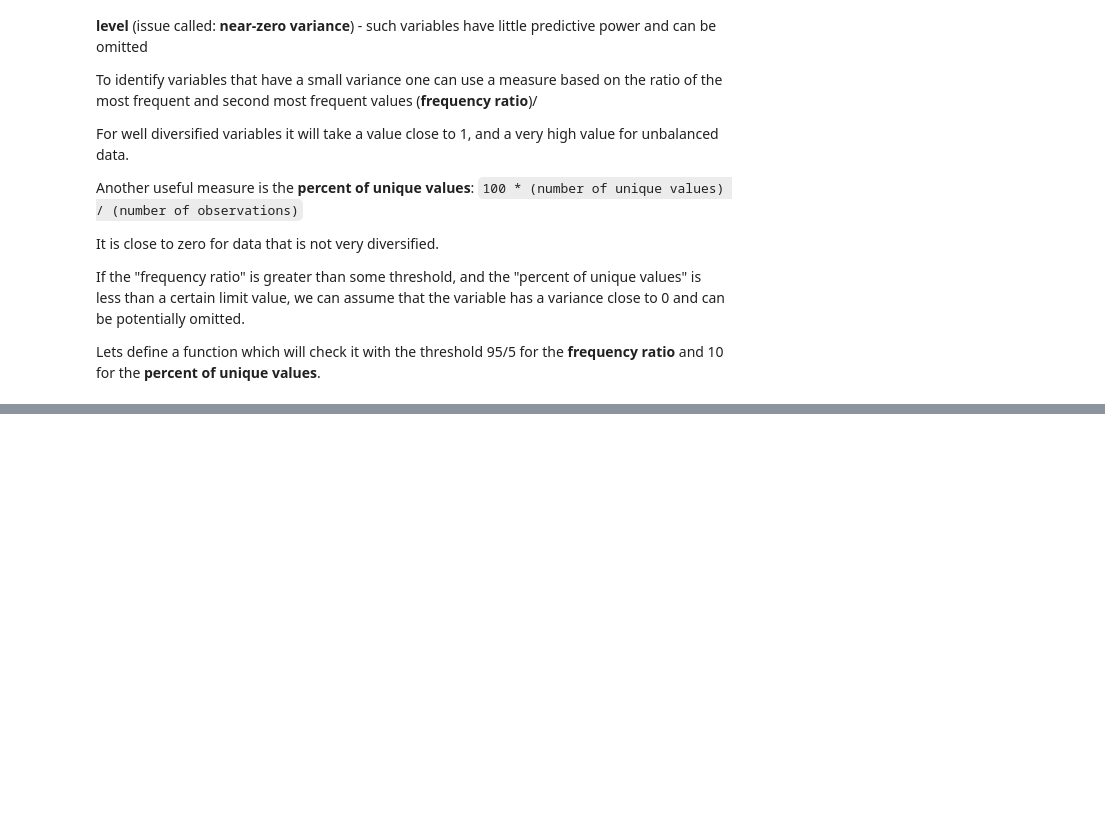
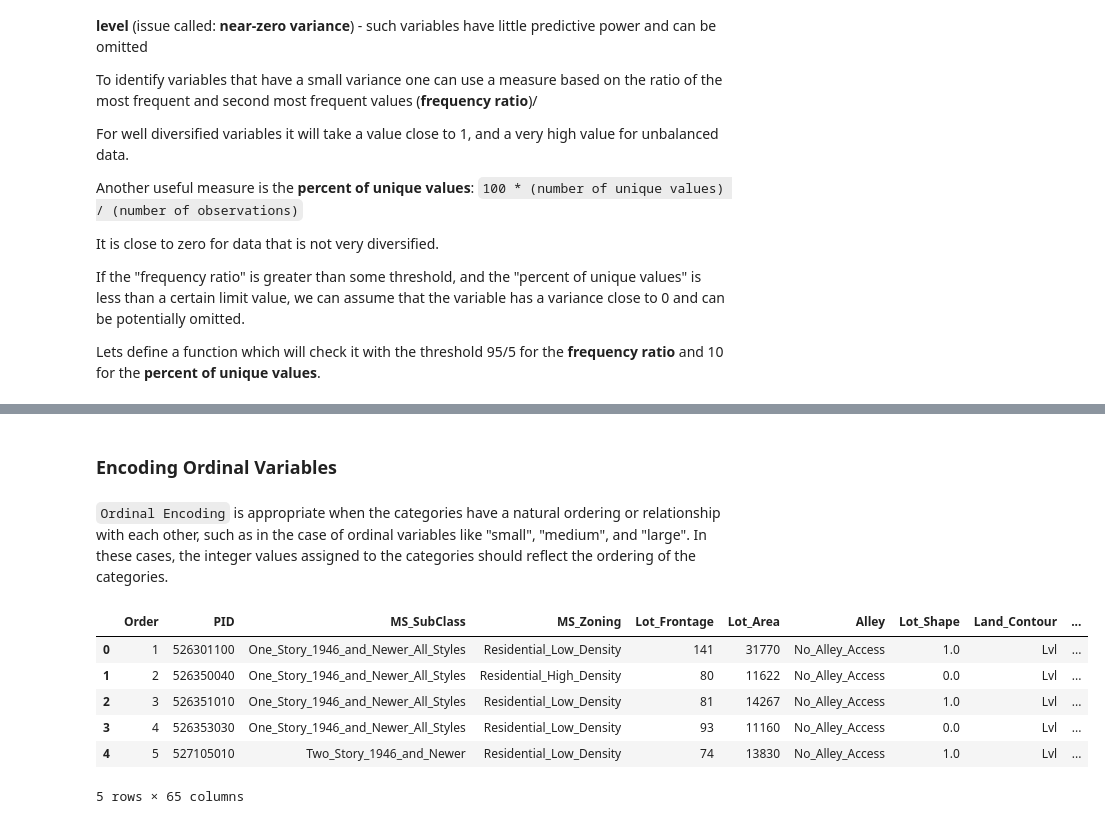
Before and after one commit to Mukhammadkodir27/Machine-Learning-Deep-Dive, a Jupyter notebook: Data-preparation/data-preparation.ipynb, the cells around one changed output, grey strips where cells are left out. Cells and saved outputs as stored; diff of their text form; code cells hidden in the pictures; blank space fills up the shorter version.

```diff
--- a/Data-preparation/data-preparation.ipynb
+++ b/Data-preparation/data-preparation.ipynb
@@ -228,0 +500,4 @@ Lets define a function which will check it with the threshold 95/5 for the **fre
+# %% [markdown]
+### Encoding Ordinal Variables
+# %% [markdown]
+`Ordinal Encoding` is appropriate when the categories have a natural ordering or relationship with each other, such as in the case of ordinal variables like "small", "medium", and "large". In these cases, the integer values assigned to the categories should reflect the ordering of the categories.
@@ -228,0 +570,30 @@ Lets define a function which will check it with the threshold 95/5 for the **fre
+# %%
+# apply to training data (variables in the same order as the lists of categories above)
+
+# fit_transform() method on train data
+# transform() method on test data
+
+# Using the transform method we apply the same rules defined on the training data to
+# transform the test data.
+
+# houses_train.loc[:, columns] explicitly references the DataFrame slice where the
+# assignment will occur, making it clear to pandas that you are modifying the original DF.
+
+houses_train.loc[:, ordinal_variables_to_transform] = encoder_ord.fit_transform(
+    houses_train[ordinal_variables_to_transform]
+)
+
+# apply transform() for the test data using the same fitted encoder
+houses_test.loc[:, ordinal_variables_to_transform] = encoder_ord.transform(
+    houses_test[ordinal_variables_to_transform]
+)
+
+houses_test.head()
+# %% [output]
+|  | Order | PID | MS_SubClass | MS_Zoning | Lot_Frontage | Lot_Area | Alley | Lot_Shape | Land_Contour | ... |
+| 0 | 1 | 526301100 | One_Story_1946_and_Newer_All_Styles | Residential_Low_Density | 141 | 31770 | No_Alley_Access | 1.0 | Lvl | ... |
+| 1 | 2 | 526350040 | One_Story_1946_and_Newer_All_Styles | Residential_High_Density | 80 | 11622 | No_Alley_Access | 0.0 | Lvl | ... |
+| 2 | 3 | 526351010 | One_Story_1946_and_Newer_All_Styles | Residential_Low_Density | 81 | 14267 | No_Alley_Access | 1.0 | Lvl | ... |
+| 3 | 4 | 526353030 | One_Story_1946_and_Newer_All_Styles | Residential_Low_Density | 93 | 11160 | No_Alley_Access | 0.0 | Lvl | ... |
+| 4 | 5 | 527105010 | Two_Story_1946_and_Newer | Residential_Low_Density | 74 | 13830 | No_Alley_Access | 1.0 | Lvl | ... |
+5 rows × 65 columns
```
Also changed, not shown: parts of 35 cells of this notebook, 2 other files.
